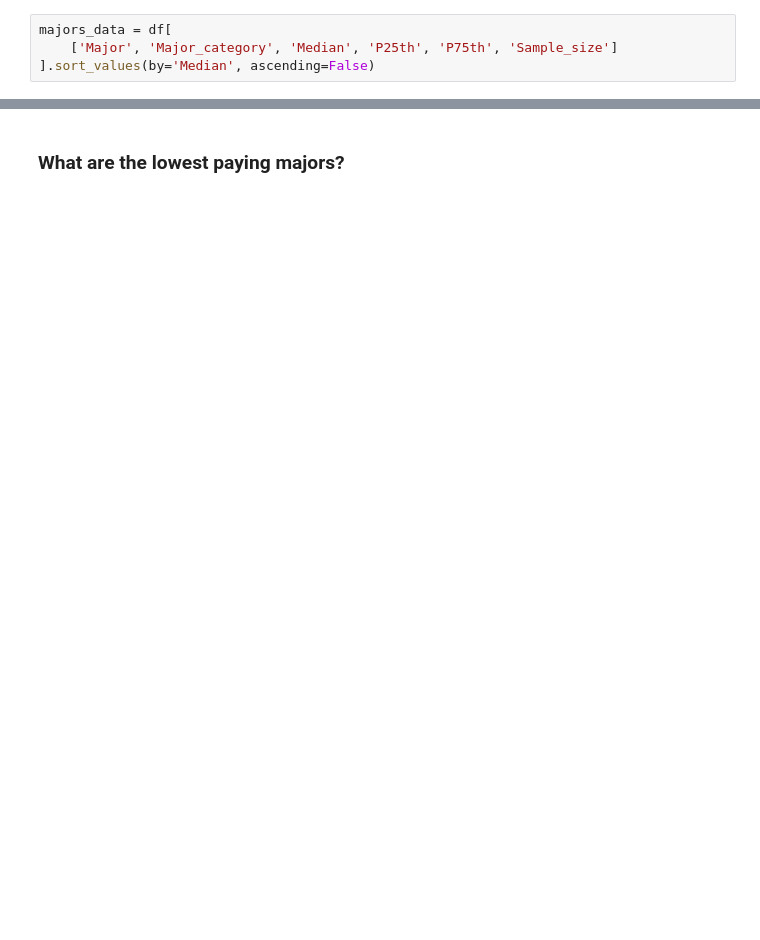
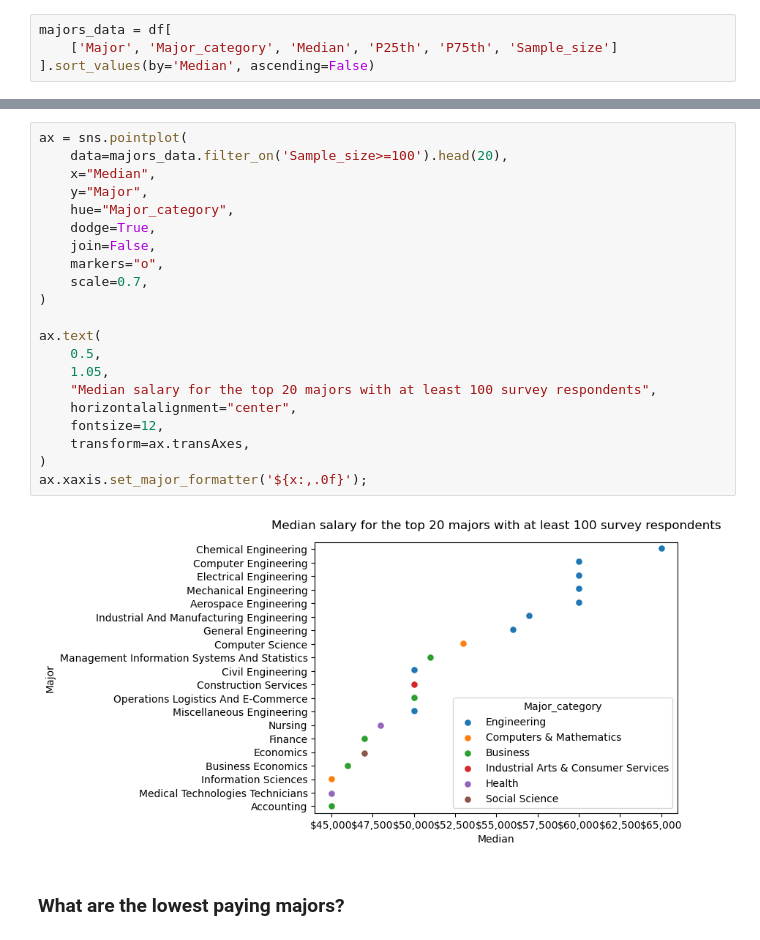
Before and after one commit to andersy005/ms-ds-notebooks, a Jupyter notebook: notebooks/analysis.ipynb, the cells around one changed output, grey strips where cells are left out. Saved outputs shown, nothing was run; the diff lists cells and outputs as text; blank space fills up the shorter version.

```diff
--- a/notebooks/analysis.ipynb
+++ b/notebooks/analysis.ipynb
@@ -135,3 +120,26 @@ The highest paying majors are petroleum engineering, mining and mineral engineer
+# %%
+ax = sns.pointplot(
+    data=majors_data.filter_on('Sample_size>=100').head(20),
+    x="Median",
+    y="Major",
+    hue="Major_category",
+    dodge=True,
+    join=False,
+    markers="o",
+    scale=0.7,
+)
+
+ax.text(
+    0.5,
+    1.05,
+    "Median salary for the top 20 majors with at least 100 survey respondents",
+    horizontalalignment="center",
+    fontsize=12,
+    transform=ax.transAxes,
+)
+ax.xaxis.set_major_formatter('${x:,.0f}');
+# %% [output]
+[figure, added]
 # %% [markdown]
 ### What are the lowest paying majors?
 # %%
```
Also changed, not shown: parts of 12 cells of this notebook.
